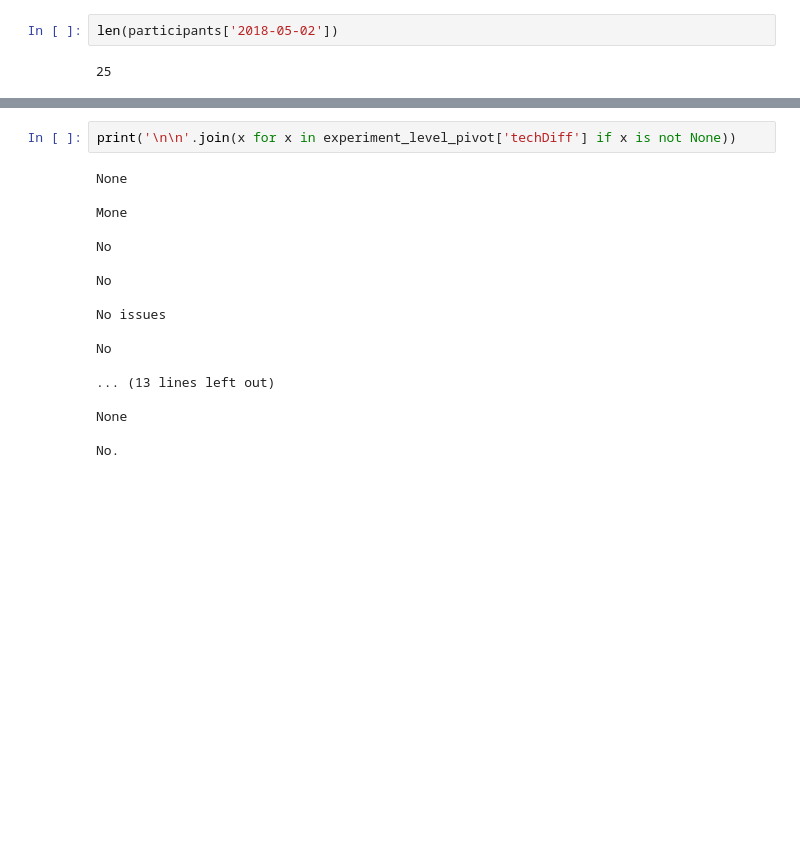
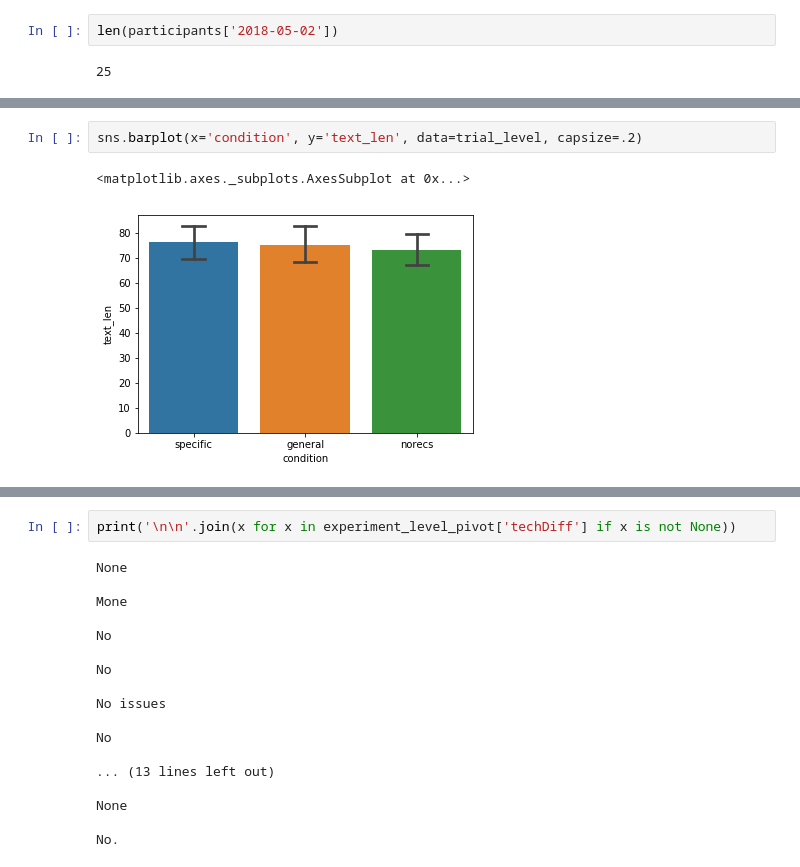
Before and after one commit to kcarnold/textrec, a Jupyter notebook: notebooks/Analysis.ipynb, the cells around one changed output, grey strips where cells are left out. Saved outputs shown, nothing was run; the diff lists cells and outputs as text; blank space fills up the shorter version.

```diff
--- a/notebooks/Analysis.ipynb
+++ b/notebooks/Analysis.ipynb
@@ -171,0 +101,5 @@ block_level
+# %%
+sns.barplot(x='condition', y='text_len', data=trial_level, capsize=.2)
+# %% [output]
+<matplotlib.axes._subplots.AxesSubplot at 0x...>
+[figure, added]
```
Also changed, not shown: parts of 46 cells of this notebook, 1 other file.
